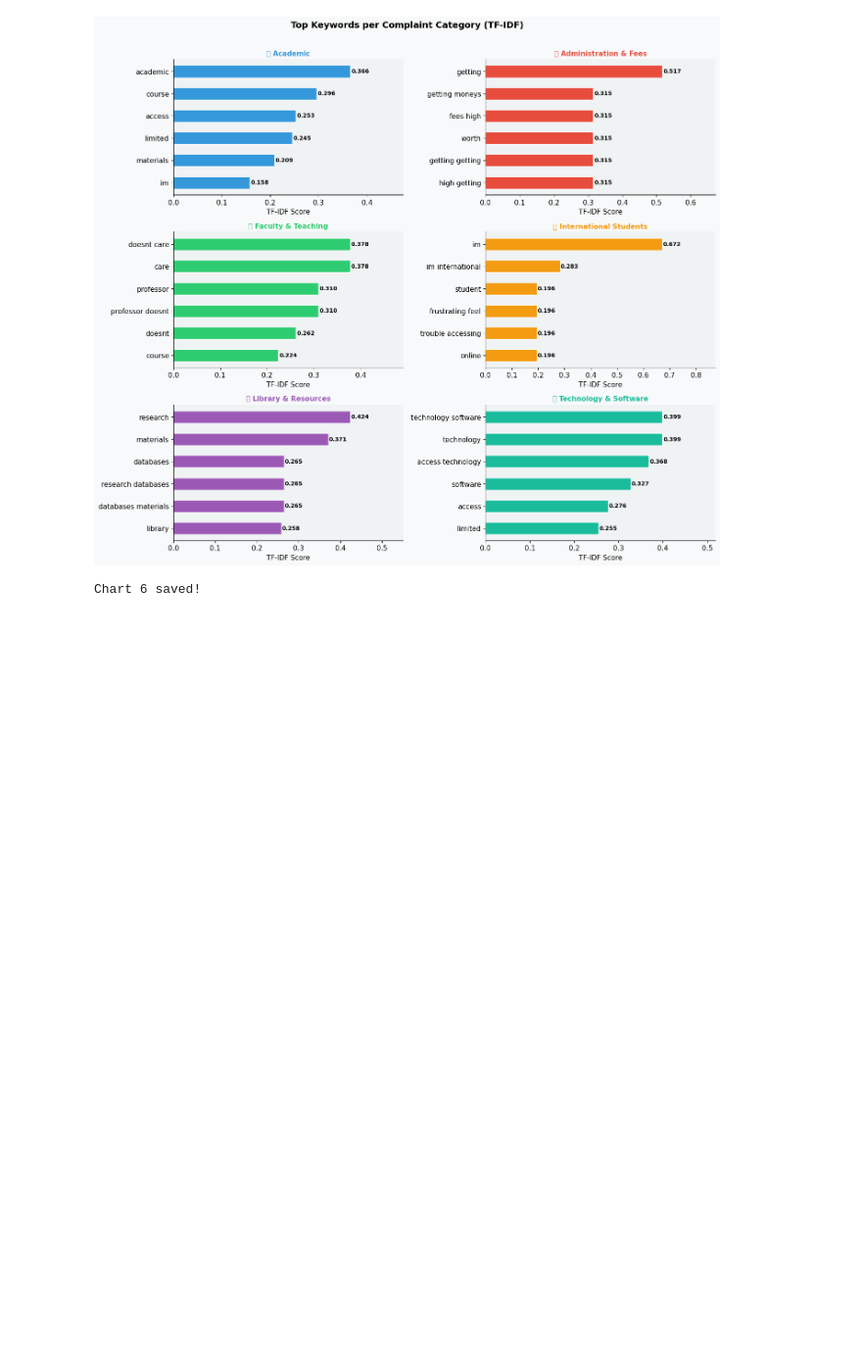
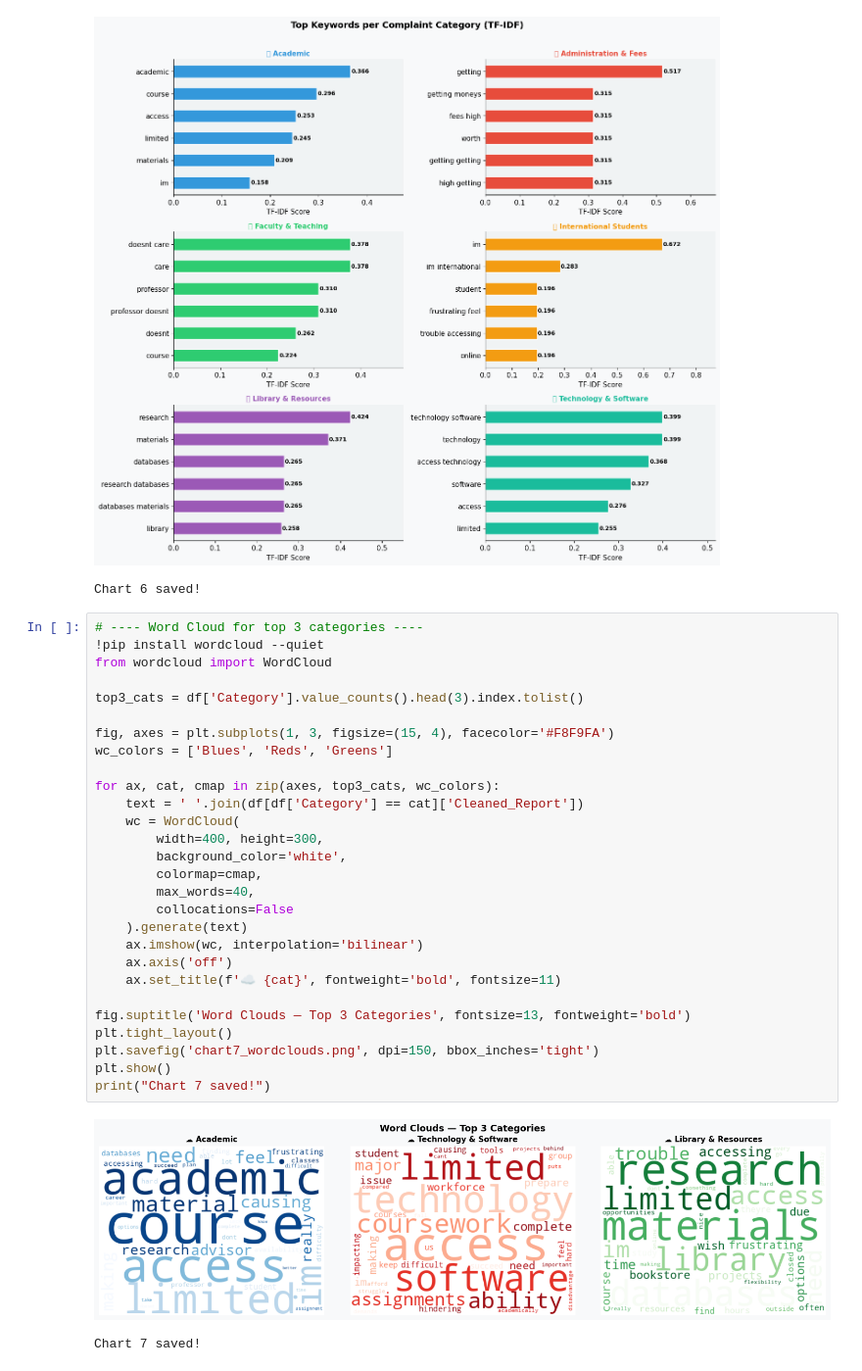
Before and after one commit to ItsArnavRathi/Smart-student-feedback-insight-system, a Jupyter notebook: Untitled3.ipynb, the cells around one changed output. Shown at 98% size. Cells and saved outputs as stored; diff of their text form; blank space fills up the shorter version.

Commit message:
Word Cloud for top 3 categories

```diff
--- a/Untitled3.ipynb
+++ b/Untitled3.ipynb
@@ -584,3 +584,34 @@ print("Chart 6 saved!")
 # %% [output]
 [figure]
 Chart 6 saved!
+# %%
+# ---- Word Cloud for top 3 categories ----
+!pip install wordcloud --quiet
+from wordcloud import WordCloud
+
+top3_cats = df['Category'].value_counts().head(3).index.tolist()
+
+fig, axes = plt.subplots(1, 3, figsize=(15, 4), facecolor='#F8F9FA')
+wc_colors = ['Blues', 'Reds', 'Greens']
+
+for ax, cat, cmap in zip(axes, top3_cats, wc_colors):
+    text = ' '.join(df[df['Category'] == cat]['Cleaned_Report'])
+    wc = WordCloud(
+        width=400, height=300,
+        background_color='white',
+        colormap=cmap,
+        max_words=40,
+        collocations=False
+    ).generate(text)
+    ax.imshow(wc, interpolation='bilinear')
+    ax.axis('off')
+    ax.set_title(f'☁ {cat}', fontweight='bold', fontsize=11)
+
+fig.suptitle('Word Clouds — Top 3 Categories', fontsize=13, fontweight='bold')
+plt.tight_layout()
+plt.savefig('chart7_wordclouds.png', dpi=150, bbox_inches='tight')
+plt.show()
+print("Chart 7 saved!")
+# %% [output]
+[figure, added]
+Chart 7 saved!
```
